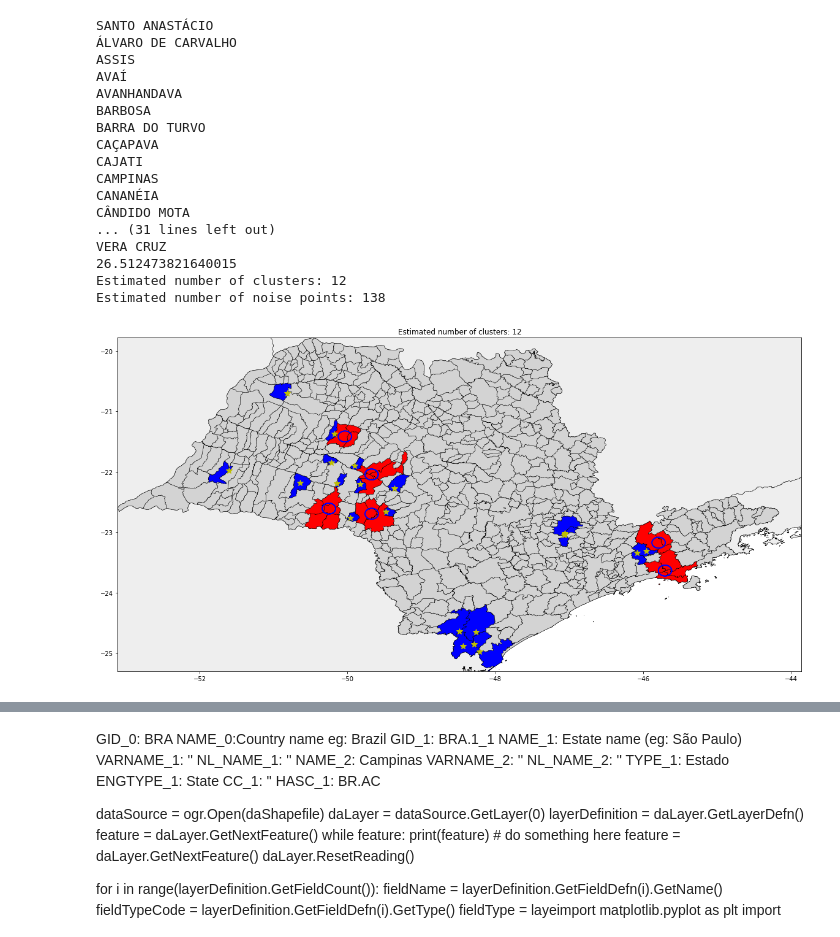
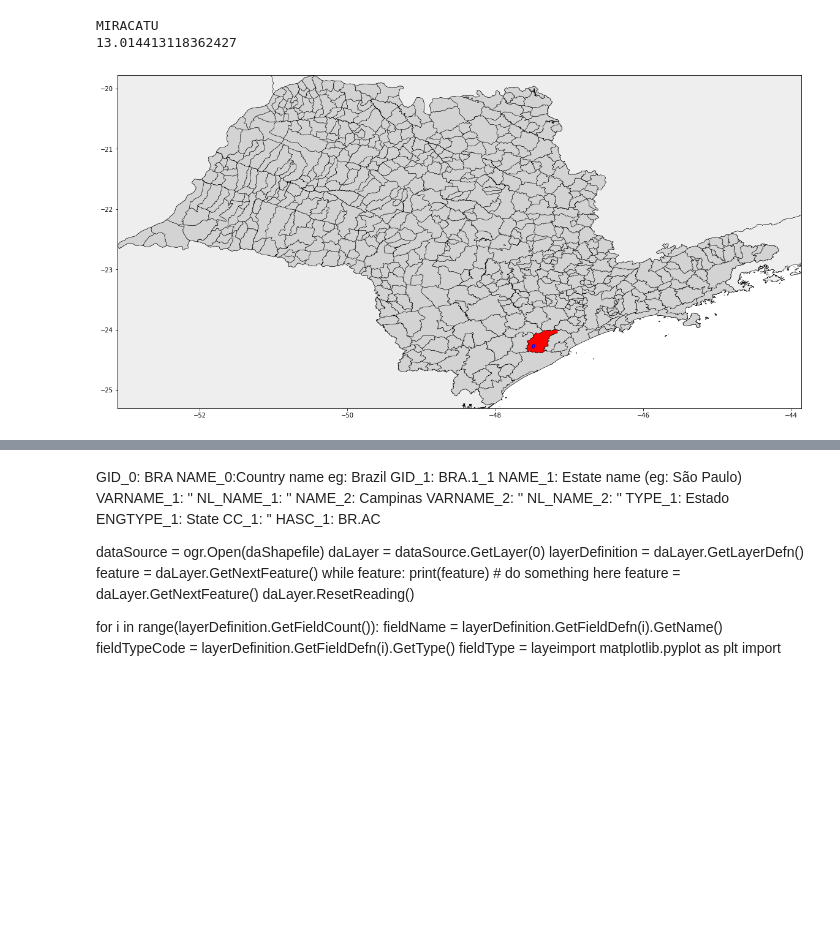
Before and after one commit to lucascantos/Georeference, a Jupyter notebook: RadarAlert.ipynb, the cells around one changed output, grey strips where cells are left out. Saved outputs shown, nothing was run; the diff lists cells and outputs as text; code cells hidden in the pictures; blank space fills up the shorter version.

```diff
--- a/RadarAlert.ipynb
+++ b/RadarAlert.ipynb
@@ -62,10 +92,14 @@ from datetime import timedelta
 # %%
 #RAIOS
 from pykml import parser
+import urllib.request
 import numpy as np
 
-with open('radar_img/linet_0-15.kml') as f:
-    folder = parser.parse(f).getroot().Document
+
+url = 'http://www.zeus.iag.usp.br/linet/linet_0-15.kml'
+file = urllib.request.urlopen(url)
+
+folder = parser.parse(file).getroot().Document
 coordList=[]
 for pm in folder.Placemark:
     rawCoord = pm.Point.coordinates
@@ -76,6 +110,7 @@ coordArray = np.array(coordList, dtype=float)
 #Fazer Array de Lat e Lon, separado porimport os
 # %%
 from sklearn.cluster import DBSCAN
+from scipy.spatial import ConvexHull
 import numpy as np
 import matplotlib.pyplot as plt
 import time
@@ -147,59 +182,48 @@ for city, shape in zip(sf.iterRecords(), sf.iterShapes()):
             if k != -1:
 #----Aki sao os clusters. Usa um centroid como base e faz o buffer que cobre uma area
                 xy = coordArray[class_member_mask & core_samples_mask]
+                hull = ConvexHull(xy)
+                TS = Polygon(xy[hull.vertices])
+                '''
                 X = np.mean(xy[:,0])
                 Y = np.mean(xy[:,1])
                 TS = Point(X,Y).buffer(buffer_ratio)
+                '''
                 if polygon.intersects(TS):
                     X, Y = TS.exterior.coords.xy
                     plt.plot(X, Y,'b')
                     print(city[0])
                     cor = 'r'
                     break
             else:
 #----Aki sao os pontos isolados. E ha um array de pontos aki. Por isso o do loop interno.
                 xy = coordArray[class_member_mask & ~core_samples_mask]
                 for X, Y in xy:
                     point = Point(X,Y)
                     if polygon.contains(point):
                         plt.plot(X, Y, 'y*', markersize=10)
-                        print(city[0])
+                        #print(city[0])
                         cor = 'b'
                         break
 #---Plot das cidades.
         shapePatch(shape, cor)
 
 
 
 end = time.time()
 print (end - start)
-
+'''
 # Number of clusters in labels, ignoring noise if present.
 n_clusters_ = len(set(labels)) - (1 if -1 in labels else 0)
 n_noise_ = list(labels).count(-1)
 
 print('Estimated number of clusters: %d' % n_clusters_)
 print('Estimated number of noise points: %d' % n_noise_)
 
-plt.title('Estimated number of clusters: %d' % n_clusters_)
+plt.title('Estimated number of clusters: %d' % n_clusters_) '''
 ax.autoscale_view()
 plt.show()
 # %% [output]
-SANTO ANASTÁCIO
-ÁLVARO DE CARVALHO
-ASSIS
-AVAÍ
-AVANHANDAVA
-BARBOSA
-BARRA DO TURVO
-CAÇAPAVA
-CAJATI
-CAMPINAS
-CANANÉIA
-CÂNDIDO MOTA
-... (31 lines left out)
-VERA CRUZ
-26.512473821640015
-Estimated number of clusters: 12
-Estimated number of noise points: 138
+MIRACATU
+13.014413118362427
-[figure, old version]
+[figure, new version]
```
Also changed, not shown: parts of 8 cells of this notebook.
